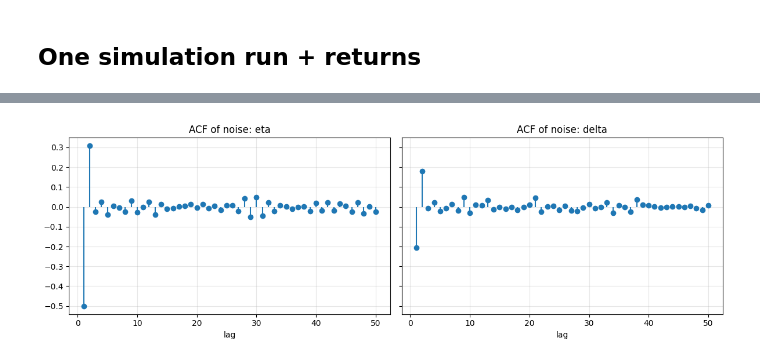
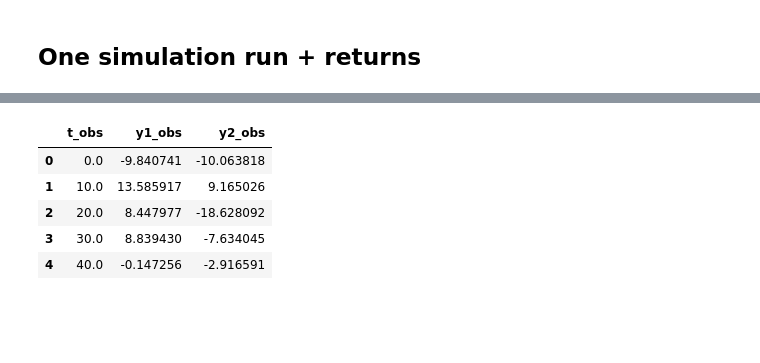
Before and after one commit to tmethasate/replication-packages, a Jupyter notebook: notebooks/uo2009_01_mc_table1.ipynb, the cells around one changed output, grey strips where cells are left out. Cells and saved outputs as stored; diff of their text form; code cells hidden in the pictures; blank space fills up the shorter version.

```diff
--- a/notebooks/uo2009_01_mc_table1.ipynb
+++ b/notebooks/uo2009_01_mc_table1.ipynb
@@ -63,32 +68,15 @@ plt.tight_layout()
-# %%
-# Plot ACF of noise processes (MA(2))
-def acf_manual(x: np.ndarray, nlags: int) -> np.ndarray:
-    x = np.asarray(x, dtype=float)
-    x = x - x.mean()
-    denom = np.dot(x, x)
-    acf = np.empty(nlags + 1)
-    acf[0] = 1.0
-    for k in range(1, nlags + 1):
-        acf[k] = np.dot(x[:-k], x[k:]) / denom
-    return acf
-
-nlags = 50
-acf_eta = acf_manual(eta, nlags)
-acf_delta = acf_manual(delta, nlags)
-
-fig, ax = plt.subplots(1, 2, figsize=(12, 4), sharey=True)
-
-ax[0].stem(range(1, nlags + 1), acf_eta[1:], basefmt=" ")
-ax[0].set_title("ACF of noise: eta")
-ax[0].set_xlabel("lag")
-
-ax[1].stem(range(1, nlags + 1), acf_delta[1:], basefmt=" ")
-ax[1].set_title("ACF of noise: delta")
-ax[1].set_xlabel("lag")
-
-for a in ax:
-    a.grid(True, alpha=0.3)
-
-plt.tight_layout()
-# %% [output]
-[figure, removed]
+# %%
+df = pd.DataFrame({
+    't_obs': t_obs,
+    'y1_obs': y1_obs,
+    'y2_obs': y2_obs,
+})
+
+df.head()
+# %% [output]
+|  | t_obs | y1_obs | y2_obs |
+| 0 | 0.0 | -9.840741 | -10.063818 |
+| 1 | 10.0 | 13.585917 | 9.165026 |
+| 2 | 20.0 | 8.447977 | -18.628092 |
+| 3 | 30.0 | 8.839430 | -7.634045 |
+| 4 | 40.0 | -0.147256 | -2.916591 |
```
Also changed, not shown: parts of 33 cells of this notebook, 1 other file.
